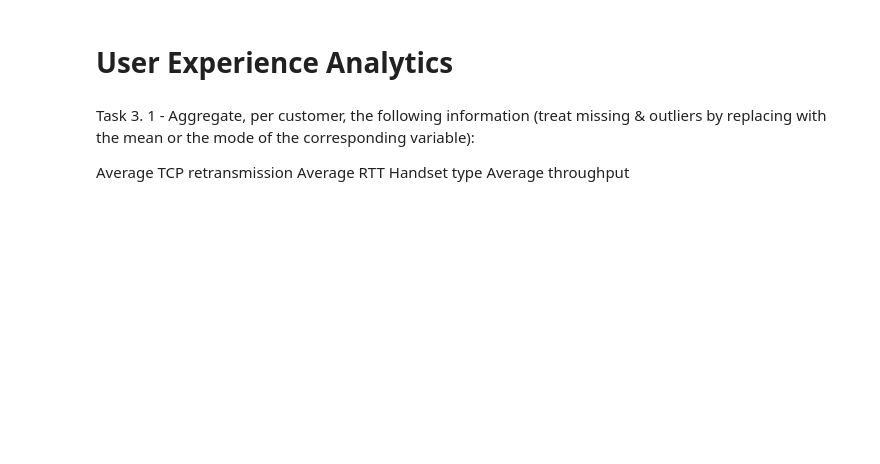
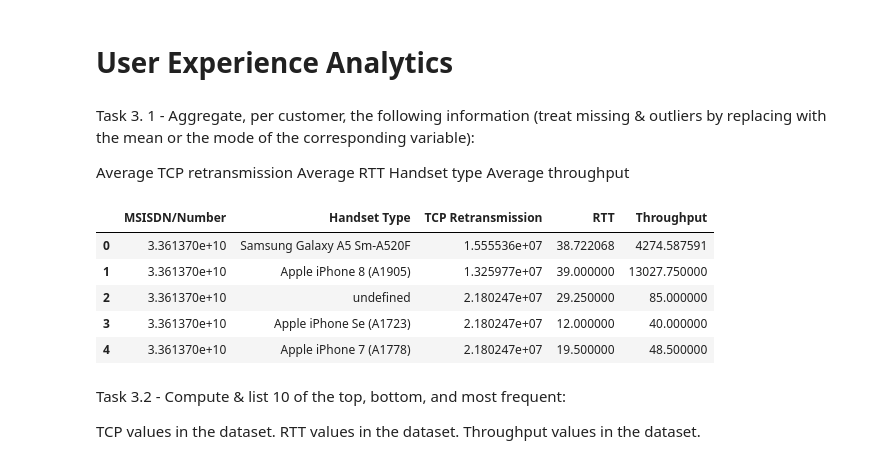
Before and after one commit to ab3lT/10-Academy-Week-2, a Jupyter notebook: notebook/experience_alaytics.ipynb, the cells around one changed output. Drawn from its saved outputs; the diff is of its cells as text; code cells hidden in the pictures; blank space fills up the shorter version.

```diff
--- a/notebook/experience_alaytics.ipynb
+++ b/notebook/experience_alaytics.ipynb
@@ -27,3 +27,21 @@ from experience_analytics import ExperienceAnalytics
 
 # Create instance of the class object
 analytics = ExperienceAnalytics(data)
+# %%
+# Aggregate user experience
+user_agg = analytics.aggregate_user_experience()
+# Display result
+user_agg.head()
+# %% [output]
+|  | MSISDN/Number | Handset Type | TCP Retransmission | RTT | Throughput |
+| 0 | 3.361370e+10 | Samsung Galaxy A5 Sm-A520F | 1.555536e+07 | 38.722068 | 4274.587591 |
+| 1 | 3.361370e+10 | Apple iPhone 8 (A1905) | 1.325977e+07 | 39.000000 | 13027.750000 |
+| 2 | 3.361370e+10 | undefined | 2.180247e+07 | 29.250000 | 85.000000 |
+| 3 | 3.361370e+10 | Apple iPhone Se (A1723) | 2.180247e+07 | 12.000000 | 40.000000 |
+| 4 | 3.361370e+10 | Apple iPhone 7 (A1778) | 2.180247e+07 | 19.500000 | 48.500000 |
+# %% [markdown]
+Task 3.2 - Compute & list 10 of the top, bottom, and most frequent:
+
+TCP values in the dataset.
+RTT values in the dataset.
+Throughput values in the dataset.
```
Also changed, not shown: parts of 4 cells of this notebook.
